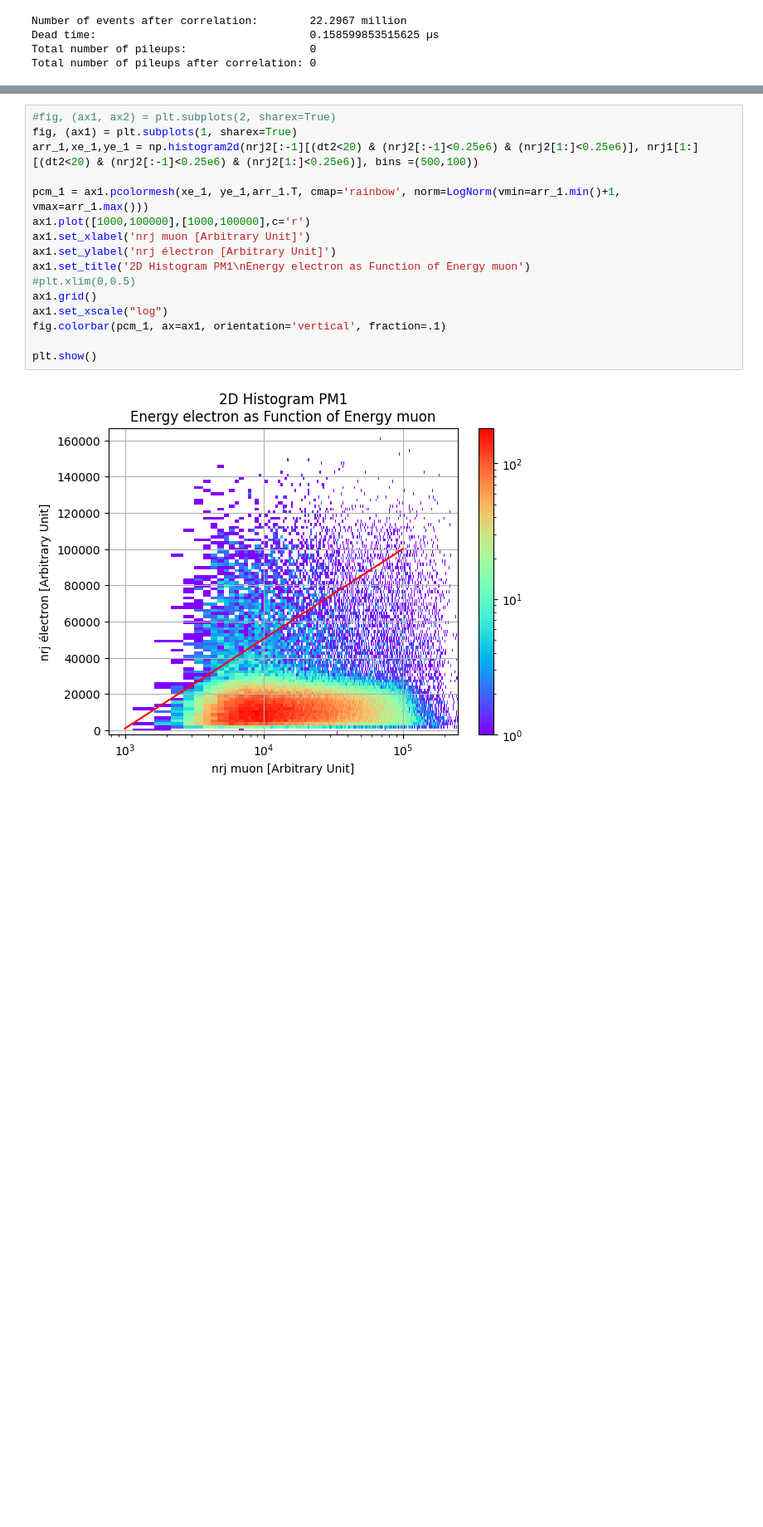
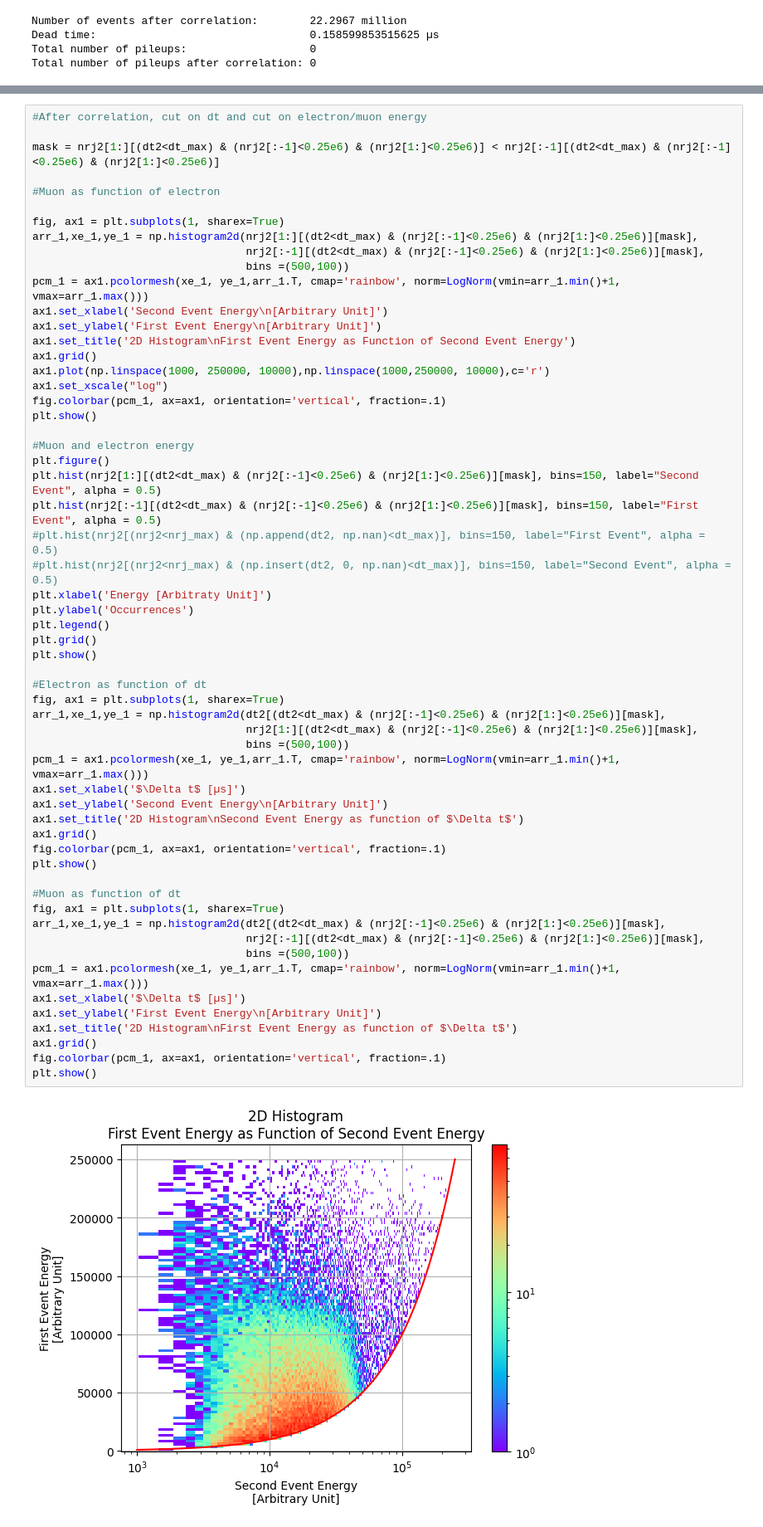
Before and after one commit to hindtaibi/BigMuoneXperiment, a Jupyter notebook: BigAnalysis.ipynb, the cells around one changed output, grey strips where cells are left out. Shown: that part at 83% size. Saved outputs shown, nothing was run; the diff lists cells and outputs as text; blank space fills up the shorter version.

```diff
--- a/BigAnalysis.ipynb
+++ b/BigAnalysis.ipynb
@@ -157,20 +155,62 @@ plt.show()
 [figure]
 [figure]
 # %%
-#fig, (ax1, ax2) = plt.subplots(2, sharex=True)
-fig, (ax1) = plt.subplots(1, sharex=True)
-arr_1,xe_1,ye_1 = np.histogram2d(nrj2[:-1][(dt2<20) & (nrj2[:-1]<0.25e6) & (nrj2[1:]<0.25e6)], nrj1[1:][(dt2<20) & (nrj2[:-1]<0.25e6) & (nrj2[1:]<0.25e6)], bins =(500,100))
+#After correlation, cut on dt and cut on electron/muon energy
 
+mask = nrj2[1:][(dt2<dt_max) & (nrj2[:-1]<0.25e6) & (nrj2[1:]<0.25e6)] < nrj2[:-1][(dt2<dt_max) & (nrj2[:-1]<0.25e6) & (nrj2[1:]<0.25e6)]
+
+#Muon as function of electron
+
+fig, ax1 = plt.subplots(1, sharex=True)
+arr_1,xe_1,ye_1 = np.histogram2d(nrj2[1:][(dt2<dt_max) & (nrj2[:-1]<0.25e6) & (nrj2[1:]<0.25e6)][mask],
+                                 nrj2[:-1][(dt2<dt_max) & (nrj2[:-1]<0.25e6) & (nrj2[1:]<0.25e6)][mask],
+                                 bins =(500,100))
 pcm_1 = ax1.pcolormesh(xe_1, ye_1,arr_1.T, cmap='rainbow', norm=LogNorm(vmin=arr_1.min()+1, vmax=arr_1.max()))
-ax1.plot([1000,100000],[1000,100000],c='r')
-ax1.set_xlabel('nrj muon [Arbitrary Unit]')
-ax1.set_ylabel('nrj électron [Arbitrary Unit]')
-ax1.set_title('2D Histogram PM1\nEnergy electron as Function of Energy muon')
-#plt.xlim(0,0.5)
+ax1.set_xlabel('Second Event Energy\n[Arbitrary Unit]')
+ax1.set_ylabel('First Event Energy\n[Arbitrary Unit]')
+ax1.set_title('2D Histogram\nFirst Event Energy as Function of Second Event Energy')
 ax1.grid()
+ax1.plot(np.linspace(1000, 250000, 10000),np.linspace(1000,250000, 10000),c='r')
 ax1.set_xscale("log")
 fig.colorbar(pcm_1, ax=ax1, orientation='vertical', fraction=.1)
+plt.show()
 
+#Muon and electron energy
+plt.figure()
+plt.hist(nrj2[1:][(dt2<dt_max) & (nrj2[:-1]<0.25e6) & (nrj2[1:]<0.25e6)][mask], bins=150, label="Second Event", alpha = 0.5)
+plt.hist(nrj2[:-1][(dt2<dt_max) & (nrj2[:-1]<0.25e6) & (nrj2[1:]<0.25e6)][mask], bins=150, label="First Event", alpha = 0.5)
+#plt.hist(nrj2[(nrj2<nrj_max) & (np.append(dt2, np.nan)<dt_max)], bins=150, label="First Event", alpha = 0.5)
+#plt.hist(nrj2[(nrj2<nrj_max) & (np.insert(dt2, 0, np.nan)<dt_max)], bins=150, label="Second Event", alpha = 0.5)
+plt.xlabel('Energy [Arbitraty Unit]')
+plt.ylabel('Occurrences')
+plt.legend()
+plt.grid()
 plt.show()
+
+#Electron as function of dt
+fig, ax1 = plt.subplots(1, sharex=True)
+arr_1,xe_1,ye_1 = np.histogram2d(dt2[(dt2<dt_max) & (nrj2[:-1]<0.25e6) & (nrj2[1:]<0.25e6)][mask],
+                                 nrj2[1:][(dt2<dt_max) & (nrj2[:-1]<0.25e6) & (nrj2[1:]<0.25e6)][mask],
+                                 bins =(500,100))
+pcm_1 = ax1.pcolormesh(xe_1, ye_1,arr_1.T, cmap='rainbow', norm=LogNorm(vmin=arr_1.min()+1, vmax=arr_1.max()))
+ax1.set_xlabel('$\Delta t$ [µs]')
+ax1.set_ylabel('Second Event Energy\n[Arbitrary Unit]')
+ax1.set_title('2D Histogram\nSecond Event Energy as function of $\Delta t$')
+ax1.grid()
+fig.colorbar(pcm_1, ax=ax1, orientation='vertical', fraction=.1)
+plt.show()
+
+#Muon as function of dt
+fig, ax1 = plt.subplots(1, sharex=True)
+arr_1,xe_1,ye_1 = np.histogram2d(dt2[(dt2<dt_max) & (nrj2[:-1]<0.25e6) & (nrj2[1:]<0.25e6)][mask],
+                                 nrj2[:-1][(dt2<dt_max) & (nrj2[:-1]<0.25e6) & (nrj2[1:]<0.25e6)][mask],
+                                 bins =(500,100))
+pcm_1 = ax1.pcolormesh(xe_1, ye_1,arr_1.T, cmap='rainbow', norm=LogNorm(vmin=arr_1.min()+1, vmax=arr_1.max()))
+ax1.set_xlabel('$\Delta t$ [µs]')
+ax1.set_ylabel('First Event Energy\n[Arbitrary Unit]')
+ax1.set_title('2D Histogram\nFirst Event Energy as function of $\Delta t$')
+ax1.grid()
+fig.colorbar(pcm_1, ax=ax1, orientation='vertical', fraction=.1)
+plt.show()
 # %% [output]
-[figure, old version]
+[figure, new version]
```
Also changed, not shown: parts of 2 cells of this notebook.
